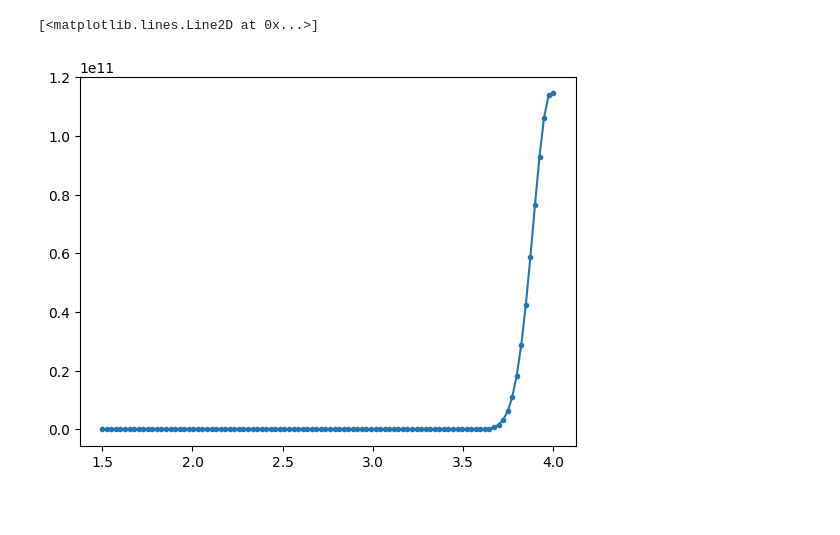
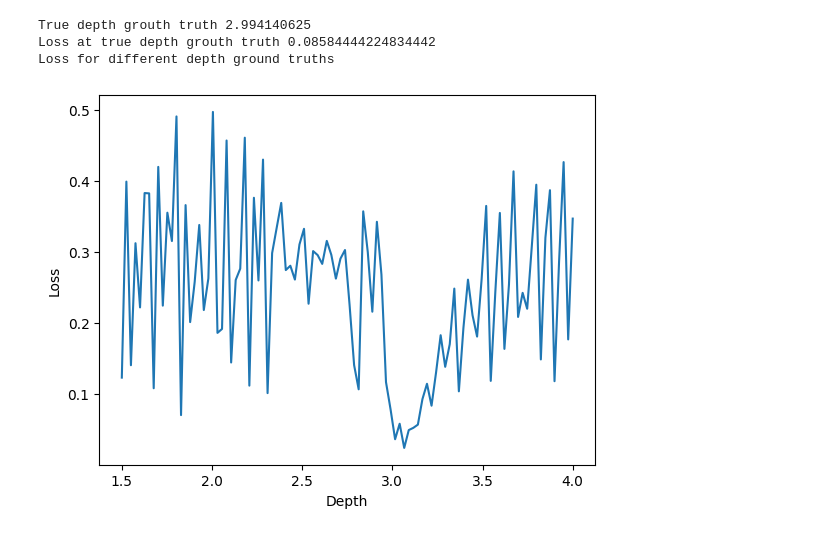
Before and after one commit to Jorgeromeu/NeRF2D, a Jupyter notebook: depth_supervision.ipynb, the cells around one changed output. Saved outputs shown, nothing was run; the diff lists cells and outputs as text; code cells hidden in the pictures; blank space fills up the shorter version.

```diff
--- a/depth_supervision.ipynb
+++ b/depth_supervision.ipynb
@@ -108,14 +93,58 @@ tensor([8.1181e+08], grad_fn=<SumBackward1>)
-# %%
-depth_loss(ts, weights, depth_gt)
-
-gt_depths = torch.linspace(1.5, 4, 100)
-
-losses = []
-for gt_depth in gt_depths:
-    loss = depth_loss(ts, weights, torch.Tensor([[gt_depth]]), 0.01)
-    losses.append(loss.item())
-
-plt.plot(gt_depths, losses, marker='.')
-# %% [output]
-[<matplotlib.lines.Line2D at 0x...>]
-[figure, removed]
+# %%
+
+from torch import Tensor
+
+'''
+Goal: The loss function should return a scalar value that is minimized when:
+- The weights are high at the ground truth depth
+'''
+def depth_loss(ts, weights, depth, sigma=0.01) -> Tensor:
+    """
+    Compute the depth loss for a single pixel.
+
+    Args:
+        ts (torch.Tensor): Depth values along the pixel ray (shape: [100]).
+        weights (torch.Tensor): Weights along the pixel ray (shape: [1, 100]).
+        depth (torch.Tensor): Ground truth depth of the pixel ray (shape: [1, 1]).
+        sigma (float): Standard deviation for the Gaussian weighting, default is 1.0.
+
+    Returns:
+        torch.Tensor: The computed depth loss (shape: [1]).
+    """
+    # Compute the intervals between sample points
+    dists = ts[1:] - ts[:-1]
+    dists = torch.cat([dists, torch.tensor([dists.max()])])  # Last interval is a large number to avoid boundary issues
+
+    # Compute the Gaussian weighting term
+    gauss_weight = torch.exp(-0.5 * ((ts - depth) ** 2) / (sigma ** 2))  # Shape: [100]
+
+    # Compute the log probability term
+    log_prob = torch.log(weights + 1e-5)  # Shape: [1, 100]
+
+    # Compute the loss by summing over all sampled points, incorporating the intervals
+    loss = -torch.sum(log_prob * gauss_weight * dists)  # Shape: []
+
+    return loss
+
+print("True depth grouth truth", depth_gt.item())
+print("Loss at true depth grouth truth", depth_loss(ts, weights, depth_gt, 0.01).item())
+
+gt_depths = np.linspace(1.5, 4, 100)
+print("Loss for different depth ground truths")
+
+losses = []
+for gt_depth in gt_depths:
+    loss = depth_loss(ts, weights, torch.Tensor([[gt_depth]]), 0.01)
+    losses.append(loss.item())
+
+# Plot the losses at the different depths
+fig, ax = plt.subplots()
+ax.plot(gt_depths, losses)
+ax.set_xlabel('Depth')
+ax.set_ylabel('Loss')
+plt.show()
+# %% [output]
+True depth grouth truth 2.994140625
+Loss at true depth grouth truth 0.08584444224834442
+Loss for different depth ground truths
+[figure, added]
```
Also changed, not shown: parts of 5 cells of this notebook, 4 other files.
